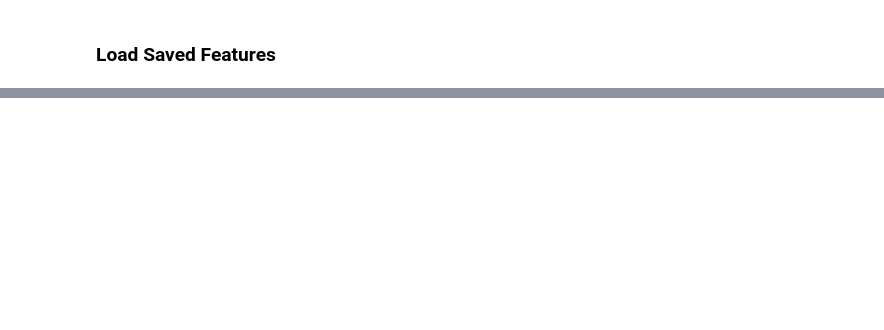
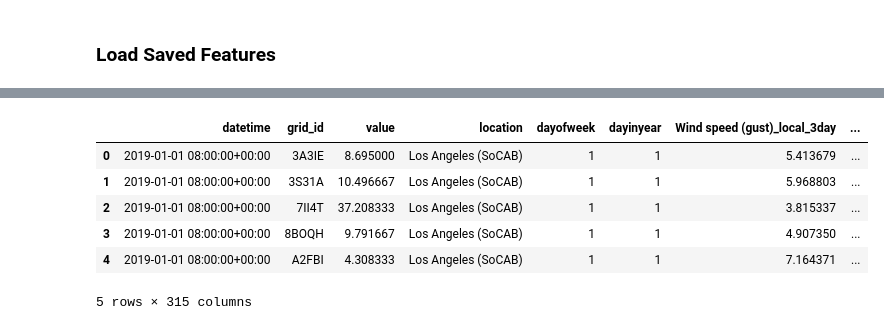
Before and after one commit to spacelertser2004/nasa_tempo_jupyter, a Jupyter notebook: Train.ipynb, the cells around one changed output, grey strips where cells are left out. Drawn from its saved outputs; the diff is of its cells as text; code cells hidden in the pictures; blank space fills up the shorter version.

```diff
--- a/Train.ipynb
+++ b/Train.ipynb
@@ -1111,0 +879,14 @@ In[ ]:
+# %%
+points = defaultdict(lambda: defaultdict(list))
+for e in all_data_gfs:# [e for e in h if e[1] == city]:
+    t = datetime.datetime.strptime(e[0][-12:-2], '%Y%m%d%H')
+    n = ':'.join(e[0].split(':')[1:2])
+    city = e[1]
+
+    arr = e[3]
+    arr2 = cv2.resize(arr, None, fx = 5, fy = 5,  )
+
+    for grid_id, x, y in coords[city]:
+        v = arr2[ int(round(( e[2][0][1] - y ) / 0.05 + 2)),
+            int(round( ( (x % 360) - e[2][1][0] )/0.05 + 2 ) ) ]
+        points[grid_id][n].append((t, v, e[-1]))
@@ -1405,0 +974,19 @@ In[ ]:
+# %%
+def addIFS(labels):
+    ldo = pd.to_datetime(labels.datetime).dt.floor('12h').dt.tz_localize(None)
+    df = pd.concat( ( labels,
+            * [ifs.reindex([ldo
+                                + datetime.timedelta(seconds = 60 * 60 * 12),
+                             labels.grid_id]).reset_index(drop = True).rename(
+                                   columns = ifsoffset12)
+
+                ,
+               ifs.reindex([ldo
+                                # + datetime.timedelta(seconds = 60 * 60 * 0)
+                                    ,
+                             labels.grid_id]).reset_index(drop = True).rename(
+                   columns = ifsoffset0)
+                  #for k, v in gfs_ewms.items()
+              ],
+                      ), axis = 1)
+    return df
@@ -1405,0 +1009,20 @@ In[ ]:
+# %%
+all_data = addGFS(labels)
+all_data = addIFS(all_data)
+all_data = addSat(all_data, maiac if dataset == 'pm' else tropomi)
+if ASSIM: all_data = addSat(all_data, assim)
+# all_data = addSat(all_data, misr)
+
+
+all_data.tail()
+
+
+all_data.head()
+# %% [output]
+|  | datetime | grid_id | value | location | dayofweek | dayinyear | Wind speed (gust)_local_3day | ... |
+| 0 | 2019-01-01 08:00:00+00:00 | 3A3IE | 8.695000 | Los Angeles (SoCAB) | 1 | 1 | 5.413679 | ... |
+| 1 | 2019-01-01 08:00:00+00:00 | 3S31A | 10.496667 | Los Angeles (SoCAB) | 1 | 1 | 5.968803 | ... |
+| 2 | 2019-01-01 08:00:00+00:00 | 7II4T | 37.208333 | Los Angeles (SoCAB) | 1 | 1 | 3.815337 | ... |
+| 3 | 2019-01-01 08:00:00+00:00 | 8BOQH | 9.791667 | Los Angeles (SoCAB) | 1 | 1 | 4.907350 | ... |
+| 4 | 2019-01-01 08:00:00+00:00 | A2FBI | 4.308333 | Los Angeles (SoCAB) | 1 | 1 | 7.164371 | ... |
+5 rows × 315 columns
```
Also changed, not shown: parts of 586 cells of this notebook, 4 other files.
